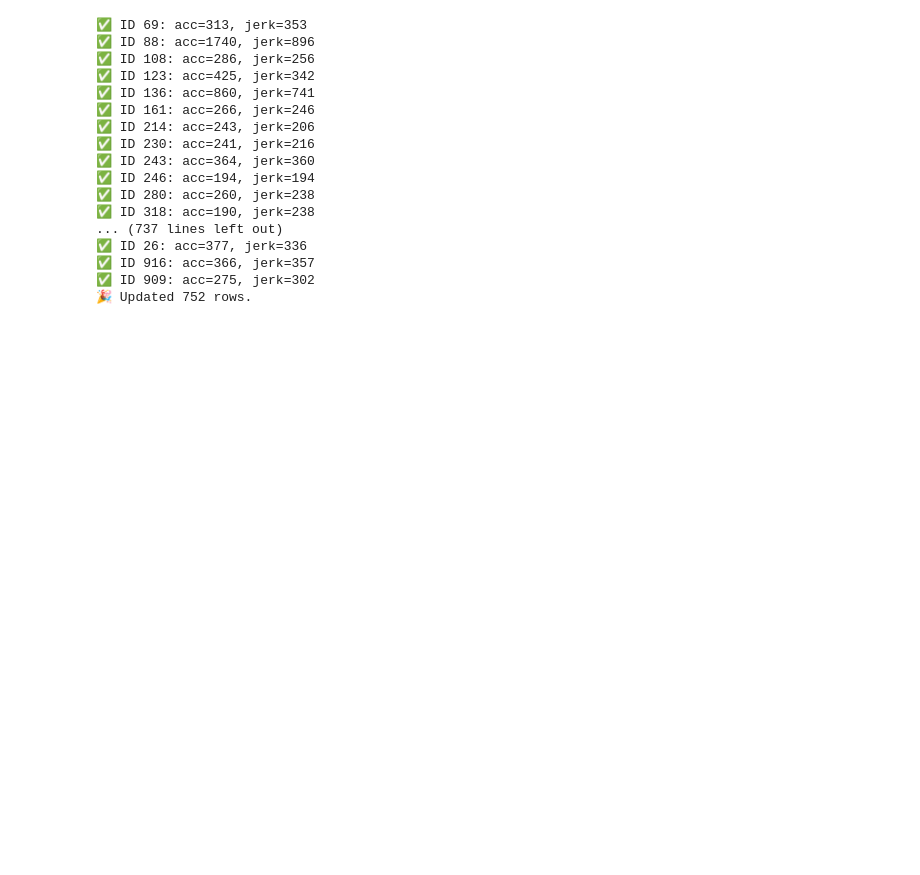
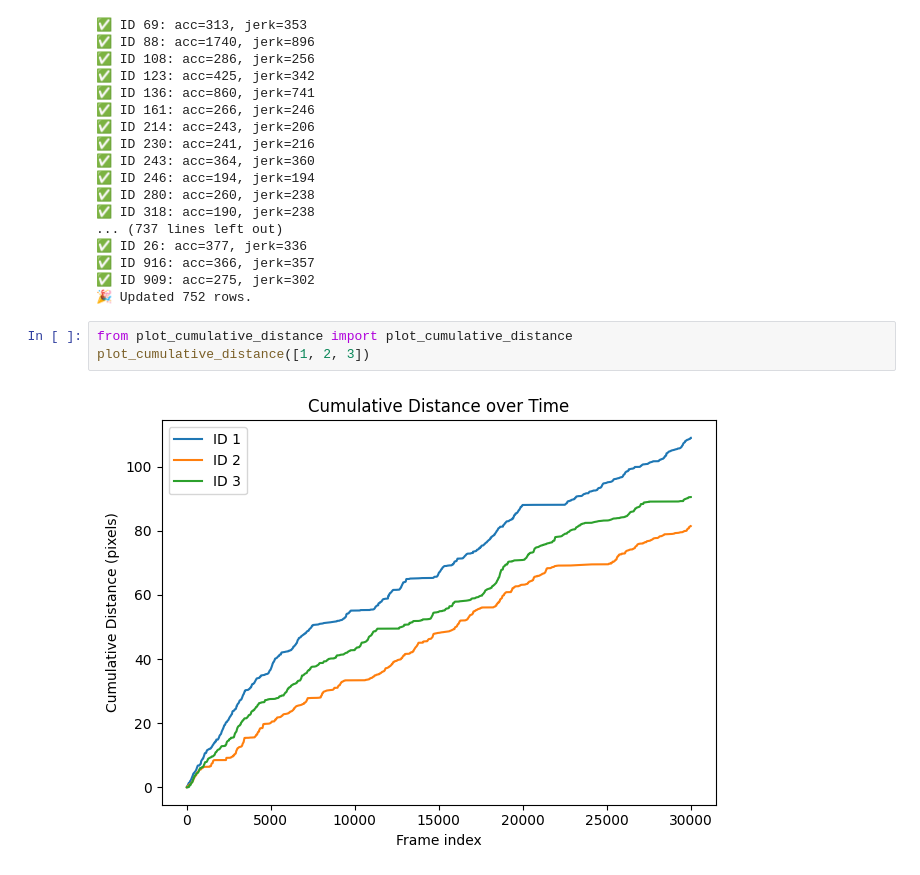
Before and after one commit to atanugiri/GhrelinBehaviorQuantification, a Jupyter notebook: Python_scripts/Untitled.ipynb, the cells around one changed output. Saved outputs shown, nothing was run; the diff lists cells and outputs as text; blank space fills up the shorter version.

Commit message:
Plot cumulative density

```diff
--- a/Python_scripts/Untitled.ipynb
+++ b/Python_scripts/Untitled.ipynb
@@ -299,3 +319,8 @@ update_outliers_to_db()
 ✅ ID 916: acc=366, jerk=357
 ✅ ID 909: acc=275, jerk=302
 🎉 Updated 752 rows.
+# %%
+from plot_cumulative_distance import plot_cumulative_distance
+plot_cumulative_distance([1, 2, 3])
+# %% [output]
+[figure, added]
```
Also changed, not shown: parts of 3 cells of this notebook, 2 other files.
